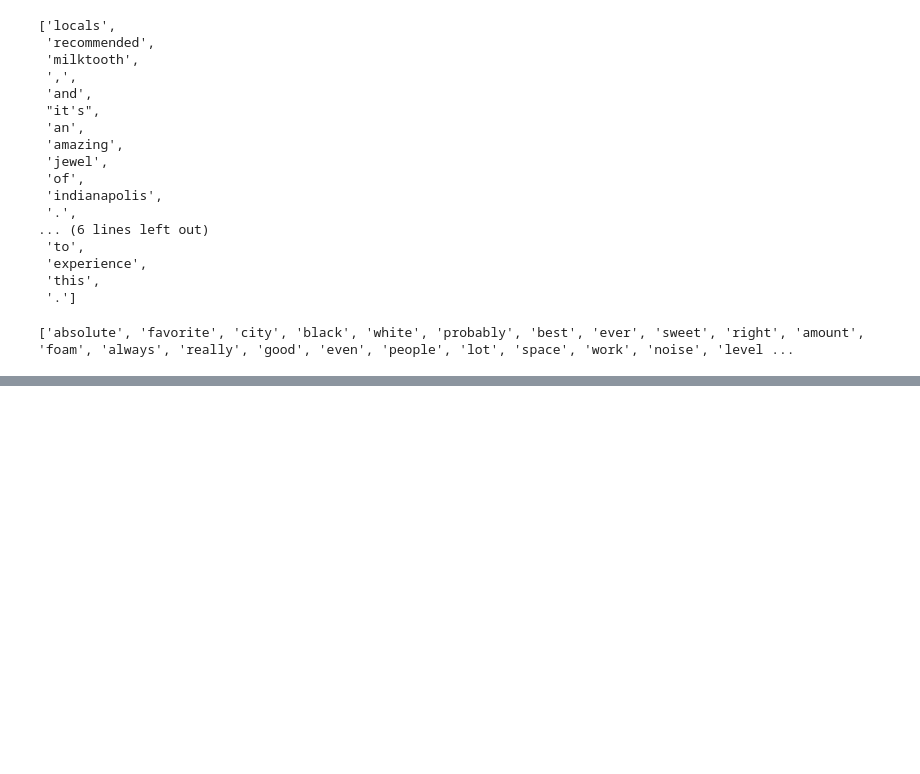
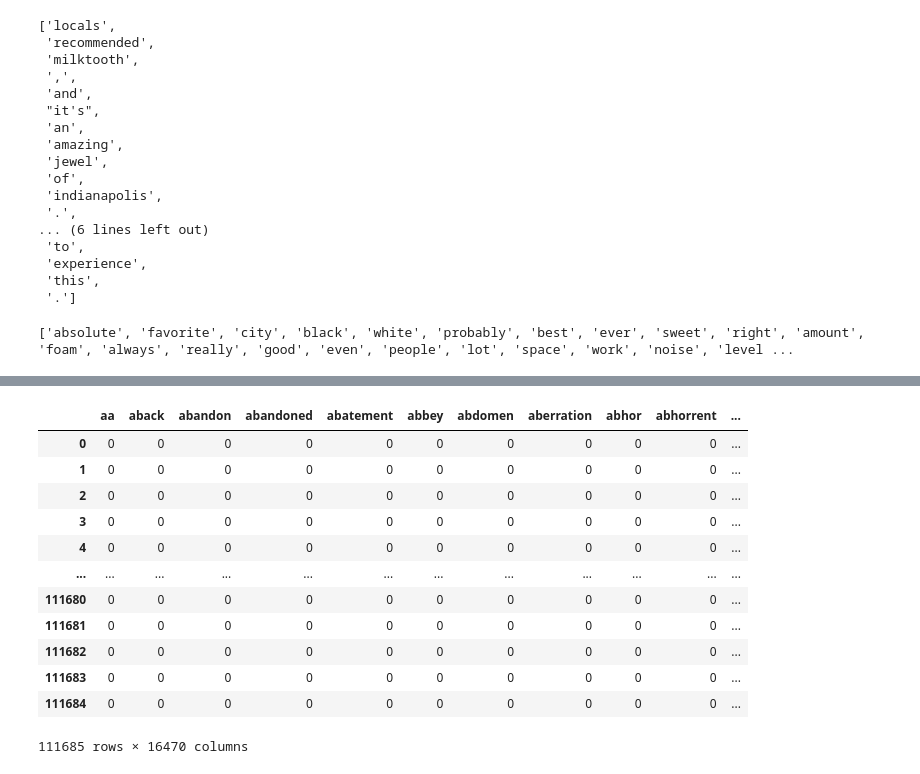
Before and after one commit to BARATZL/Text_mining_reviews, a Jupyter notebook: Text_mining.ipynb, the cells around one changed output, grey strips where cells are left out. Cells and saved outputs as stored; diff of their text form; code cells hidden in the pictures; blank space fills up the shorter version.

```diff
--- a/Text_mining.ipynb
+++ b/Text_mining.ipynb
@@ -348,0 +377,19 @@ cafe_token_freq.sort_values(by='freq_count', ascending=False)
+# %%
+# tfidf_vectors = pd.DataFrame(df_tfidf_transformed.toarray(), columns=tfidf_model.get_feature_names_out())
+tfidf_vectors = pd.DataFrame.sparse.from_spmatrix(df_tfidf_transformed, columns=tfidf_model.get_feature_names_out())
+
+tfidf_vectors
+# %% [output]
+|  | aa | aback | abandon | abandoned | abatement | abbey | abdomen | aberration | abhor | abhorrent | ... |
+| 0 | 0 | 0 | 0 | 0 | 0 | 0 | 0 | 0 | 0 | 0 | ... |
+| 1 | 0 | 0 | 0 | 0 | 0 | 0 | 0 | 0 | 0 | 0 | ... |
+| 2 | 0 | 0 | 0 | 0 | 0 | 0 | 0 | 0 | 0 | 0 | ... |
+| 3 | 0 | 0 | 0 | 0 | 0 | 0 | 0 | 0 | 0 | 0 | ... |
+| 4 | 0 | 0 | 0 | 0 | 0 | 0 | 0 | 0 | 0 | 0 | ... |
+| ... | ... | ... | ... | ... | ... | ... | ... | ... | ... | ... | ... |
+| 111680 | 0 | 0 | 0 | 0 | 0 | 0 | 0 | 0 | 0 | 0 | ... |
+| 111681 | 0 | 0 | 0 | 0 | 0 | 0 | 0 | 0 | 0 | 0 | ... |
+| 111682 | 0 | 0 | 0 | 0 | 0 | 0 | 0 | 0 | 0 | 0 | ... |
+| 111683 | 0 | 0 | 0 | 0 | 0 | 0 | 0 | 0 | 0 | 0 | ... |
+| 111684 | 0 | 0 | 0 | 0 | 0 | 0 | 0 | 0 | 0 | 0 | ... |
+111685 rows × 16470 columns
```
Also changed, not shown: parts of 16 cells of this notebook, 2 other files.
